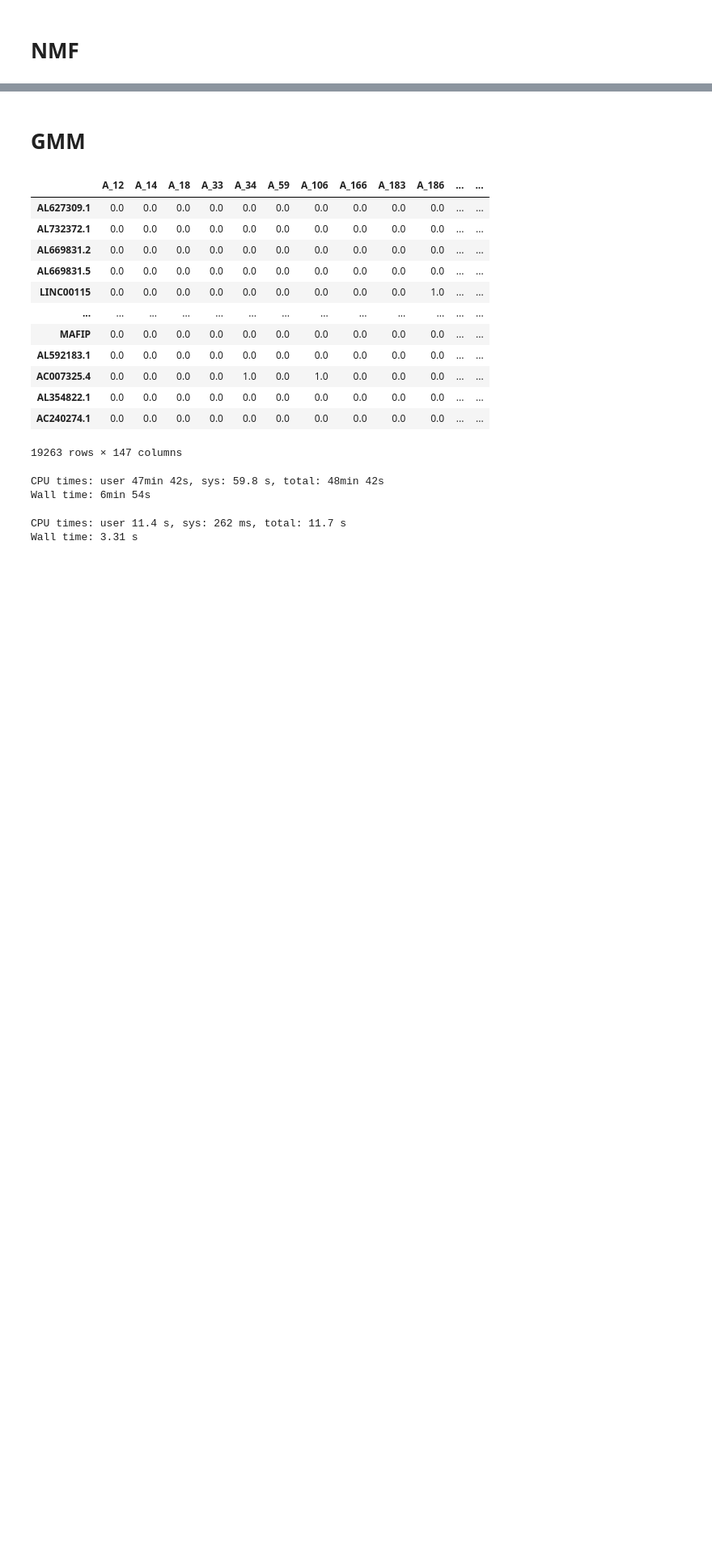
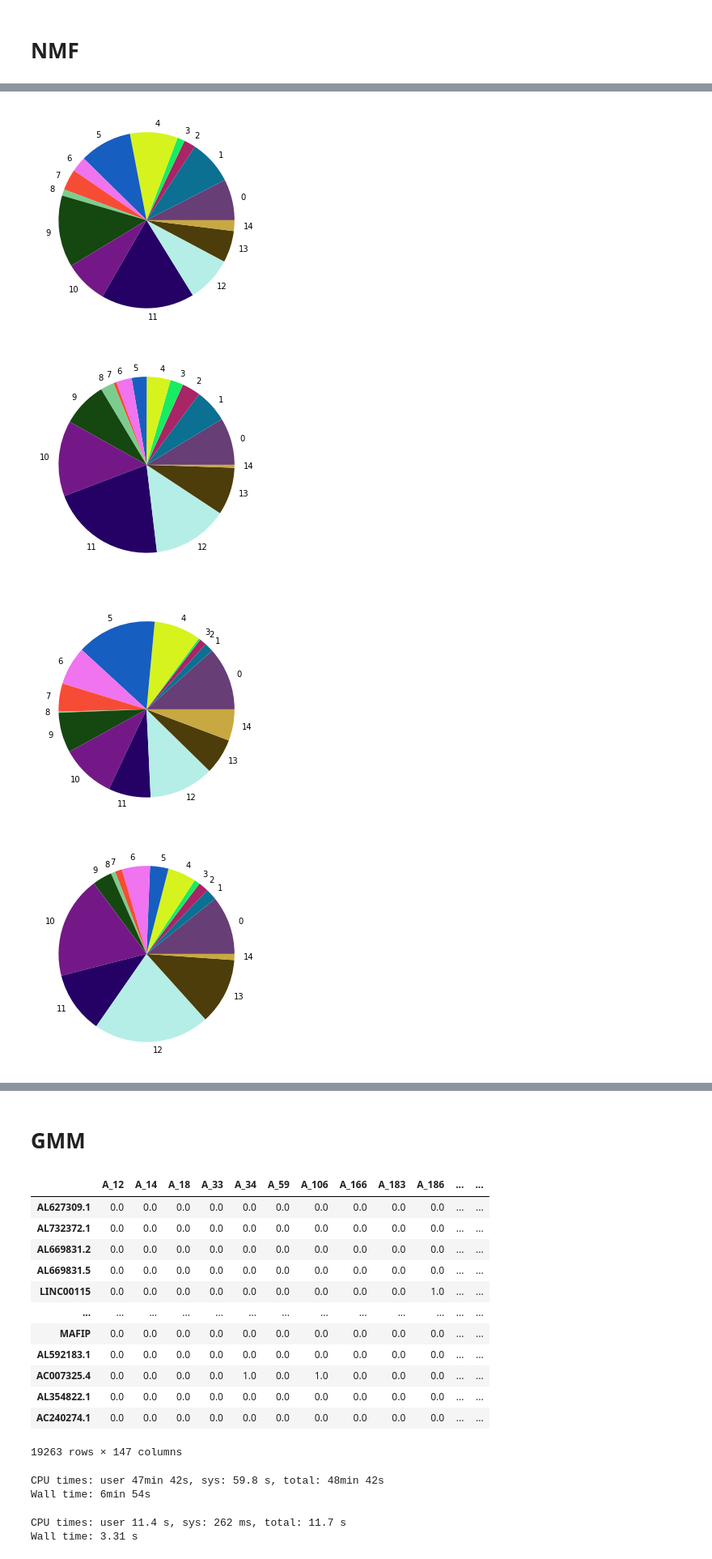
Before and after one commit to cameronyoungpark/comp_bio_final, a Jupyter notebook: jupyter_notebooks/statML GMM .ipynb, the cells around one changed output, grey strips where cells are left out. Shown at 81% size. Saved outputs shown, nothing was run; the diff lists cells and outputs as text; code cells hidden in the pictures; blank space fills up the shorter version.

```diff
--- a/jupyter_notebooks/statML GMM .ipynb
+++ b/jupyter_notebooks/statML GMM .ipynb
@@ -372,0 +504,12 @@ for k in range(n_cluster_knn + 1):
+# %%
+color_set = random_colors(n_components+2)
+x = np.arange(n_components)
+for k in range(n_cluster_knn + 1):
+    plt.figure(figsize = (5,5))
+    plt.pie(avg_dict[k].flatten(), labels = x, colors = color_set)
+    plt.show()
+# %% [output]
+[figure, added]
+[figure, added]
+[figure, added]
+[figure, added]
```
Also changed, not shown: parts of 27 cells of this notebook.
